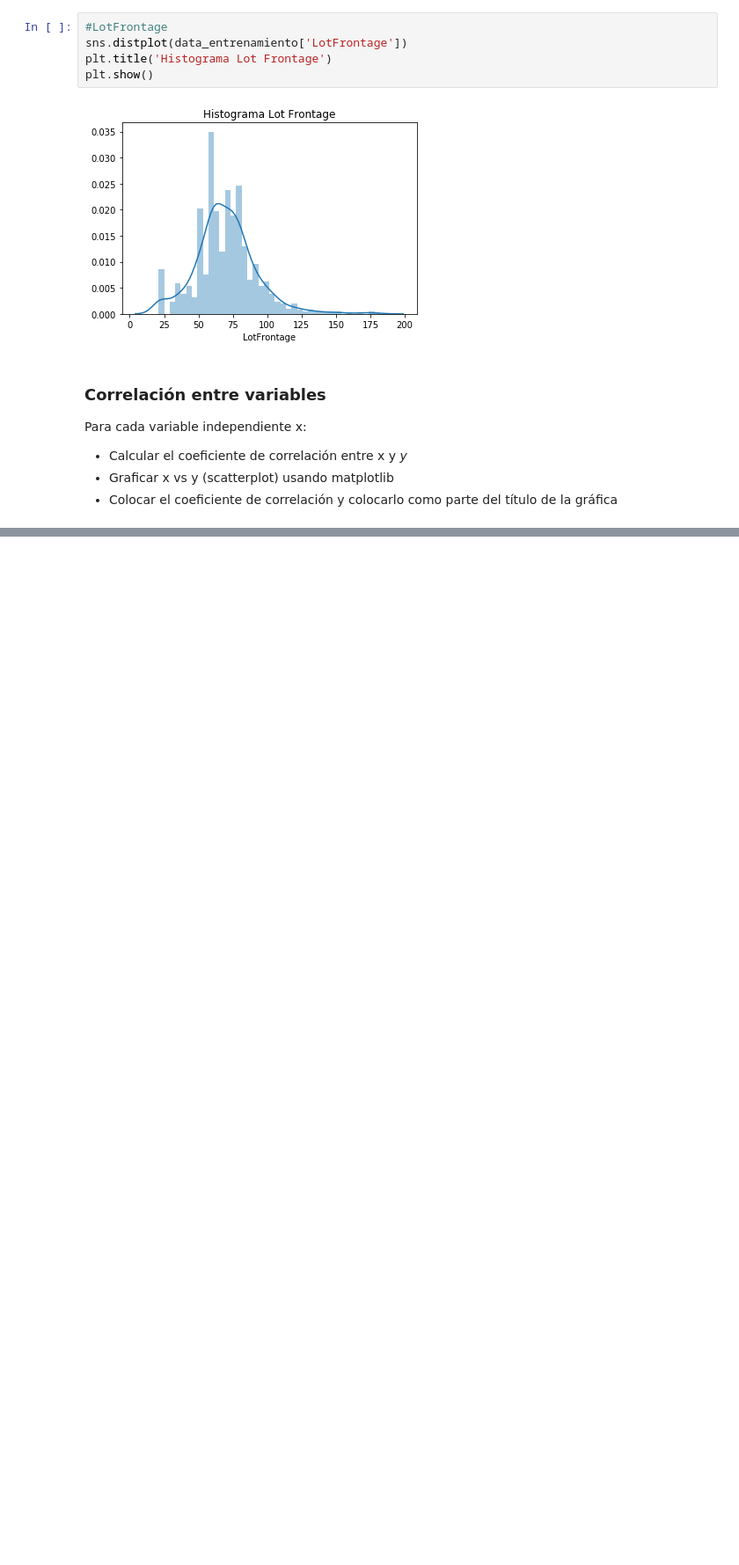
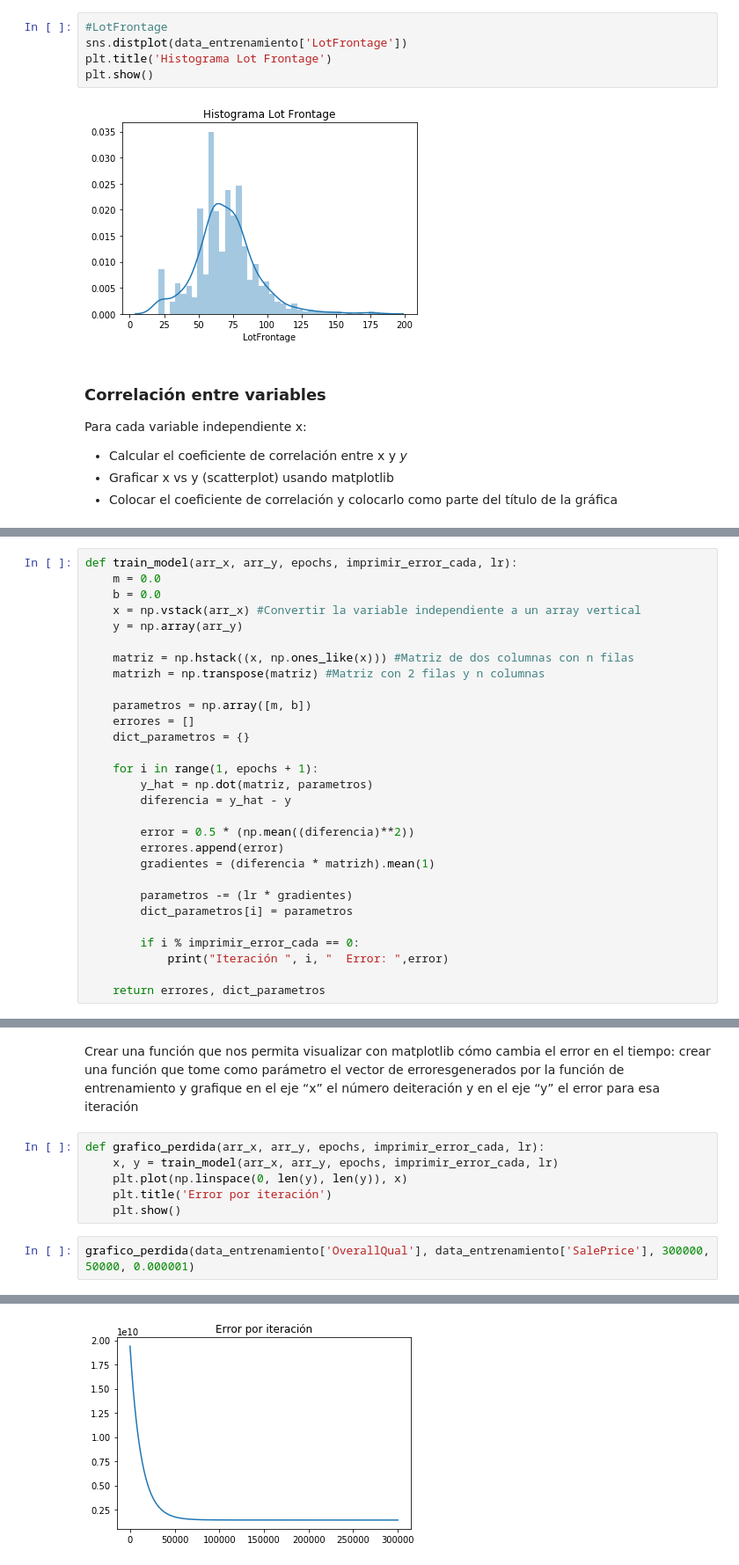
Before and after one commit to yaxha/mds-idc-proyecto, a Jupyter notebook: Proyecto-José_Barrios.ipynb, the cells around one changed output, grey strips where cells are left out. Shown at 88% size. Cells and saved outputs as stored; diff of their text form; blank space fills up the shorter version.

Commit message:
Plotloss
Se ha creado la función que grafica el error en el modelo por cada epoch

```diff
--- a/Proyecto-José_Barrios.ipynb
+++ b/Proyecto-José_Barrios.ipynb
@@ -195,0 +217,29 @@ plt.show()
+# %%
+def train_model(arr_x, arr_y, epochs, imprimir_error_cada, lr):
+    m = 0.0
+    b = 0.0
+    x = np.vstack(arr_x) #Convertir la variable independiente a un array vertical
+    y = np.array(arr_y)
+
+    matriz = np.hstack((x, np.ones_like(x))) #Matriz de dos columnas con n filas
+    matrizh = np.transpose(matriz) #Matriz con 2 filas y n columnas
+
+    parametros = np.array([m, b])
+    errores = []
+    dict_parametros = {}
+
+    for i in range(1, epochs + 1):
+        y_hat = np.dot(matriz, parametros)
+        diferencia = y_hat - y
+
+        error = 0.5 * (np.mean((diferencia)**2))
+        errores.append(error)
+        gradientes = (diferencia * matrizh).mean(1)
+
+        parametros -= (lr * gradientes)
+        dict_parametros[i] = parametros
+
+        if i % imprimir_error_cada == 0:
+            print("Iteración ", i, "  Error: ",error)
+
+    return errores, dict_parametros
@@ -195,0 +268,11 @@ plt.show()
+# %% [markdown]
+Crear una función que nos permita visualizar con matplotlib cómo cambia el error en el tiempo: crear una función que tome como parámetro el vector de erroresgenerados por la función de entrenamiento y grafique en el eje “x” el número deiteración y en el eje “y”  el error para esa iteración
+# %%
+def grafico_perdida(arr_x, arr_y, epochs, imprimir_error_cada, lr):
+    x, y = train_model(arr_x, arr_y, epochs, imprimir_error_cada, lr)
+    plt.plot(np.linspace(0, len(y), len(y)), x)
+    plt.title('Error por iteración')
+    plt.show()
+# %%
+grafico_perdida(data_entrenamiento['OverallQual'], data_entrenamiento['SalePrice'], 300000, 50000, 0.000001)
+# %% [output]
@@ -195,0 +296 @@ plt.show()
+[figure, added]
```
Also changed, not shown: parts of 7 cells of this notebook.
